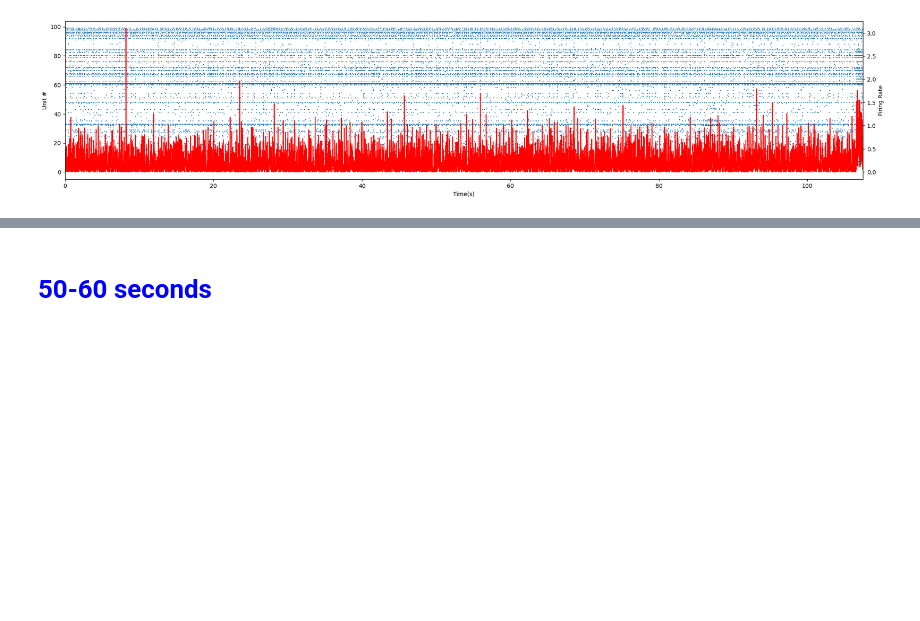
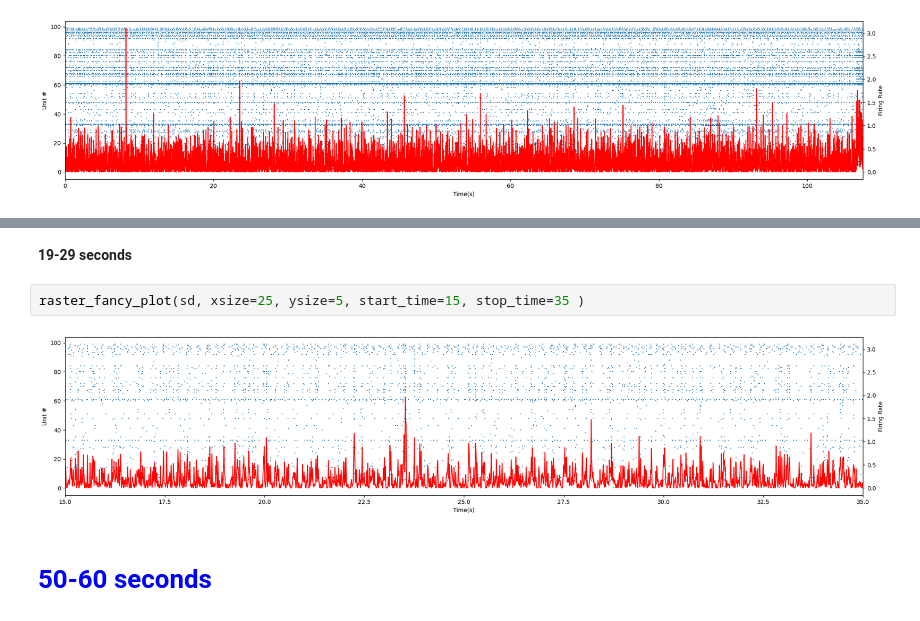
Before and after one commit to braingeneers/midbrain_parkinsons, a Jupyter notebook: dev/elliott/raw_data/make_raw_data/2023-05-10-e-hc52_18790_unperturbed.ipynb, the cells around one changed output, grey strips where cells are left out. Drawn from its saved outputs; the diff is of its cells as text; blank space fills up the shorter version.

```diff
--- a/dev/elliott/raw_data/make_raw_data/2023-05-10-e-hc52_18790_unperturbed.ipynb
+++ b/dev/elliott/raw_data/make_raw_data/2023-05-10-e-hc52_18790_unperturbed.ipynb
@@ -35,3 +37,9 @@ raster_fancy_plot(sd, xsize=25, ysize=5, start_time=40, stop_time=65 )
+# %% [markdown]
+**19-29 seconds**
+# %%
+raster_fancy_plot(sd, xsize=25, ysize=5, start_time=15, stop_time=35 )
+# %% [output]
+[figure, added]
 # %% [markdown]
 # <font color="blue">50-60 seconds
 # %% [markdown]
```
Also changed, not shown: parts of 35 cells of this notebook, 6 other files.
